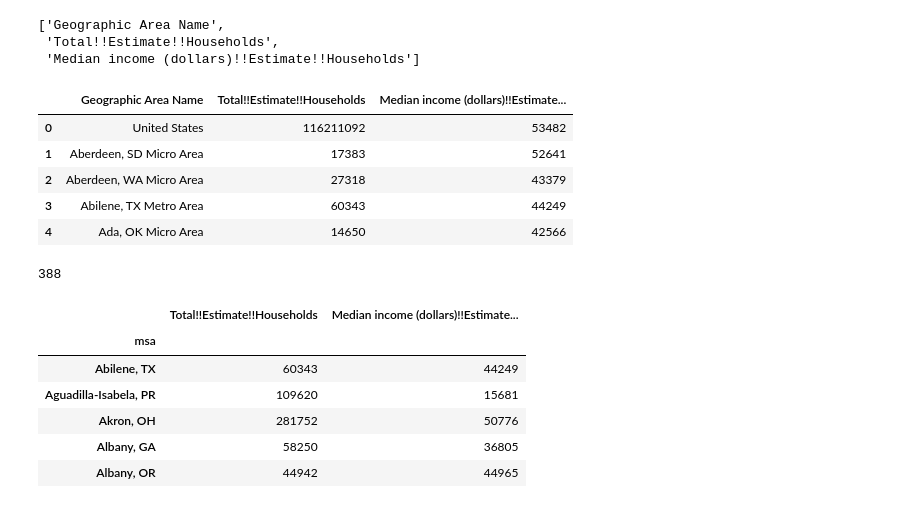
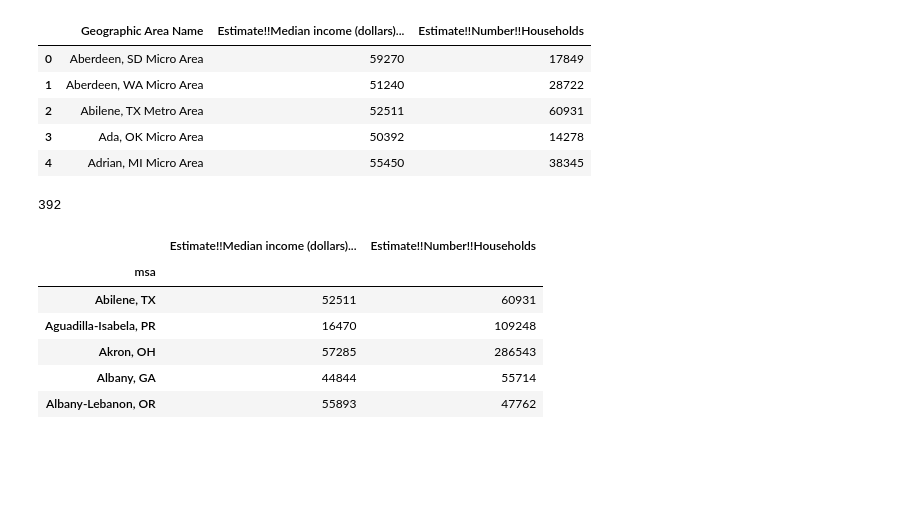
Before and after one commit to narslab/msa-emission-typologies, a Jupyter notebook: bin/jupyter/tidy-acs-hh-income.ipynb, the cells around one changed output. Cells and saved outputs as stored; diff of their text form; code cells hidden in the pictures; blank space fills up the shorter version.

```diff
--- a/bin/jupyter/tidy-acs-hh-income.ipynb
+++ b/bin/jupyter/tidy-acs-hh-income.ipynb
@@ -35,0 +33,2 @@ Index(['Geography', 'Geographic Area Name', 'Total!!Estimate!!Households',
+# %%
+inc_df.columns = inc_df.columns.str.replace('HOUSEHOLD INCOME BY RACE AND HISPANIC OR LATINO ORIGIN OF HOUSEHOLDER!!', '')
@@ -46,24 +68,22 @@ inc_df.head()
 # %%
-#pop_df.loc[: , (pop_df != 'Margin of Error').all()]
-filtered_cols = [col for col in inc_df.columns if 'Margin of Error' not in col]
-filtered_cols = [col for col in filtered_cols if 'Mean' not in col]
-filtered_cols = [col for col in filtered_cols if 'id' not in col]
-filtered_cols = [col for col in filtered_cols if 'Percent' not in col]
-filtered_cols = [col for col in filtered_cols if 'PERCENT' not in col]
-filtered_cols = [col for col in filtered_cols if 'Number' not in col]
-filtered_cols = [col for col in filtered_cols if 'Annotation' not in col]
-filtered_cols = [col for col in filtered_cols if 'White' not in col]
-filtered_cols = [col for col in filtered_cols if 'race' not in col]
-filtered_cols = [col for col in filtered_cols if 'Female' not in col]
-filtered_cols = [col for col in filtered_cols if 'Male' not in col]
-filtered_cols = [col for col in filtered_cols if 'Families' not in col]
-filtered_cols = [col for col in filtered_cols if 'Nonfamily' not in col]
-filtered_cols = [col for col in filtered_cols if 'Unnamed' not in col]
-filtered_cols = [col for col in filtered_cols if 'Geography' not in col]
-filtered_cols = [col for col in filtered_cols if 'AGE' not in col]
-#filtered_cols = [col for col in filtered_cols if 'Annotation' in col]
-filtered_cols
+# #pop_df.loc[: , (pop_df != 'Margin of Error').all()]
+# filtered_cols = [col for col in inc_df.columns if 'Margin of Error' not in col]
+# filtered_cols = [col for col in filtered_cols if 'Mean' not in col]
+# filtered_cols = [col for col in filtered_cols if 'id' not in col]
+# filtered_cols = [col for col in filtered_cols if 'Percent' not in col]
+# filtered_cols = [col for col in filtered_cols if 'PERCENT' not in col]
+# filtered_cols = [col for col in filtered_cols if 'Number' not in col]
+# filtered_cols = [col for col in filtered_cols if 'Annotation' not in col]
+# filtered_cols = [col for col in filtered_cols if 'White' not in col]
+# filtered_cols = [col for col in filtered_cols if 'race' not in col]
+# filtered_cols = [col for col in filtered_cols if 'Female' not in col]
+# filtered_cols = [col for col in filtered_cols if 'Male' not in col]
+# filtered_cols = [col for col in filtered_cols if 'Families' not in col]
+# filtered_cols = [col for col in filtered_cols if 'Nonfamily' not in col]
+# filtered_cols = [col for col in filtered_cols if 'Unnamed' not in col]
+# filtered_cols = [col for col in filtered_cols if 'Geography' not in col]
+# filtered_cols = [col for col in filtered_cols if 'AGE' not in col]
+# #filtered_cols = [col for col in filtered_cols if 'Annotation' in col]
+# filtered_cols
+#inc_df = inc_df.filter(filtered_cols)
+df = inc_df[['Geographic Area Name','Estimate!!Median income (dollars)!!Households', 'Estimate!!Number!!Households']]
-# %% [output]
-['Geographic Area Name',
- 'Total!!Estimate!!Households',
- 'Median income (dollars)!!Estimate!!Households']
@@ -72,10 +90,10 @@ inc_df = inc_df.filter(filtered_cols)
 # %%
-inc_df.head()
+df.head()
 # %% [output]
-|  | Geographic Area Name | Total!!Estimate!!Households | Median income (dollars)!!Estimate... |
-| 0 | United States | 116211092 | 53482 |
-| 1 | Aberdeen, SD Micro Area | 17383 | 52641 |
-| 2 | Aberdeen, WA Micro Area | 27318 | 43379 |
-| 3 | Abilene, TX Metro Area | 60343 | 44249 |
-| 4 | Ada, OK Micro Area | 14650 | 42566 |
+|  | Geographic Area Name | Estimate!!Median income (dollars)... | Estimate!!Number!!Households |
+| 0 | Aberdeen, SD Micro Area | 59270 | 17849 |
+| 1 | Aberdeen, WA Micro Area | 51240 | 28722 |
+| 2 | Abilene, TX Metro Area | 52511 | 60931 |
+| 3 | Ada, OK Micro Area | 50392 | 14278 |
+| 4 | Adrian, MI Micro Area | 55450 | 38345 |
 # %%
@@ -88,7 +106,7 @@ inc_df.index = inc_df.index.str.replace(' Metro Area', '')
 # %%
-len(inc_df)
+len(df)
 # %% [output]
-388
+392
 # %%
 # def tidy_acs_df(df):
 #     #....
@@ -98,13 +116,13 @@ len(inc_df)
 # %%
 #inc_df = tidy_acs_df(inc_df)
 # %%
-inc_df.head()
+df.head()
 # %% [output]
-|  | Total!!Estimate!!Households | Median income (dollars)!!Estimate... |
+|  | Estimate!!Median income (dollars)... | Estimate!!Number!!Households |
 | msa |  |  |
-| Abilene, TX | 60343 | 44249 |
-| Aguadilla-Isabela, PR | 109620 | 15681 |
-| Akron, OH | 281752 | 50776 |
-| Albany, GA | 58250 | 36805 |
-| Albany, OR | 44942 | 44965 |
+| Abilene, TX | 52511 | 60931 |
+| Aguadilla-Isabela, PR | 16470 | 109248 |
+| Akron, OH | 57285 | 286543 |
+| Albany, GA | 44844 | 55714 |
+| Albany-Lebanon, OR | 55893 | 47762 |
 # %%
```
Also changed, not shown: parts of 13 cells of this notebook, 7 other files.
